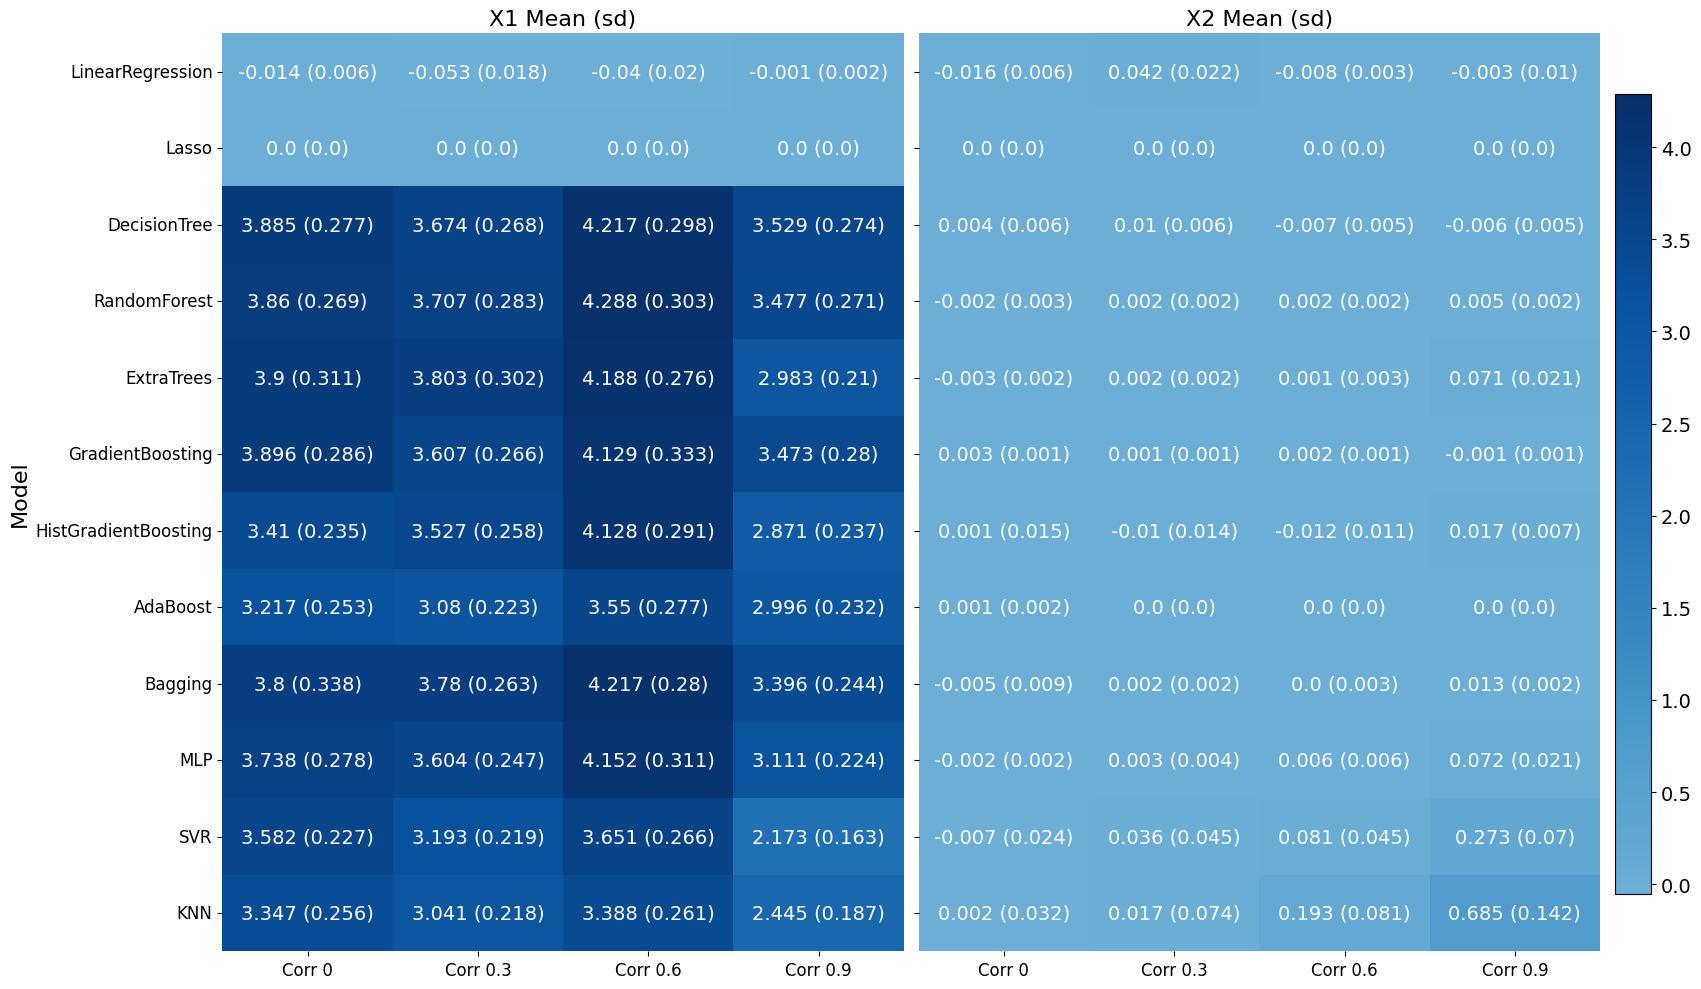
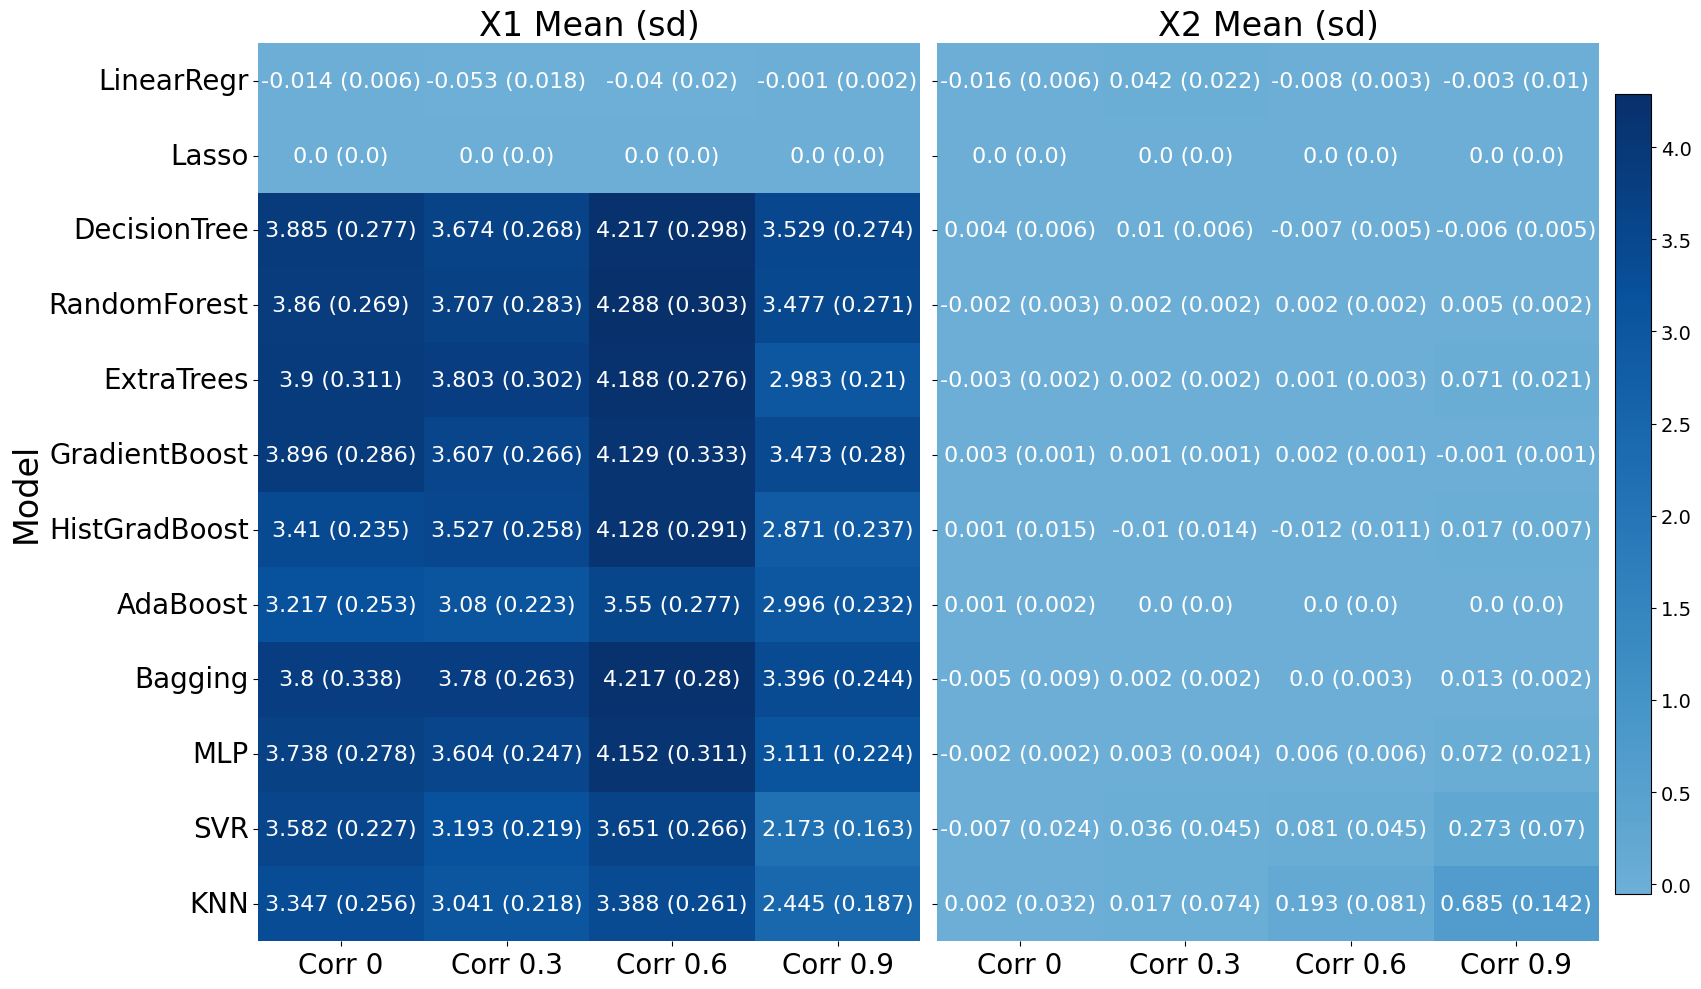
Code edit (unified diff) that turned the first committed figure into the second:
--- before
+++ after
@@ -6,6 +6,6 @@
 mean_data = {
     'Model': [
-        'LinearRegression', 'Lasso', 'DecisionTree', 'RandomForest', 'ExtraTrees', 
-        'GradientBoosting', 'HistGradientBoosting', 'AdaBoost', 'Bagging', 'MLP', 'SVR', 'KNN'
+        'LinearRegr', 'Lasso', 'DecisionTree', 'RandomForest', 'ExtraTrees', 
+        'GradientBoost', 'HistGradBoost', 'AdaBoost', 'Bagging', 'MLP', 'SVR', 'KNN'
     ],
     'x1_corr0': [-0.0141, 0.0, 3.8847, 3.8598, 3.8995, 3.8958, 3.4099, 3.2169, 3.8003, 3.7381, 3.5815, 3.3468],
@@ -22,6 +22,6 @@
 std_data = {
     'Model': [
-        'LinearRegression', 'Lasso', 'DecisionTree', 'RandomForest', 'ExtraTrees', 
-        'GradientBoosting', 'HistGradientBoosting', 'AdaBoost', 'Bagging', 'MLP', 'SVR', 'KNN'
+        'LinearRegr', 'Lasso', 'DecisionTree', 'RandomForest', 'ExtraTrees', 
+        'GradientBoost', 'HistGradBoost', 'AdaBoost', 'Bagging', 'MLP', 'SVR', 'KNN'
     ],
     'x1_corr0': [0.0059,0,0.2771,0.2694,0.3114,0.2860,0.2350,0.2530,0.3375,0.2777,0.2271,0.2558],
@@ -61,19 +61,19 @@
 hm1 = sns.heatmap(
     x1_mean, annot=x1_annot, fmt='', cmap='Blues', center=0,
-    vmin=vmin, vmax=vmax, ax=axes[0], cbar=False, annot_kws={"size":14}
+    vmin=vmin, vmax=vmax, ax=axes[0], cbar=False, annot_kws={"size":16}
 )
-axes[0].set_title("X1 Mean (sd)", fontsize=16)
-axes[0].set_ylabel("Model", fontsize=16)
-axes[0].tick_params(axis="x", labelsize=12)
-axes[0].tick_params(axis="y", labelsize=12)
+axes[0].set_title("X1 Mean (sd)", fontsize=24)
+axes[0].set_ylabel("Model", fontsize=24)
+axes[0].tick_params(axis="x", labelsize=20)
+axes[0].tick_params(axis="y", labelsize=20)
 
 hm2 = sns.heatmap(
     x2_mean, annot=x2_annot, fmt='', cmap='Blues', center=0,
-    vmin=vmin, vmax=vmax, ax=axes[1], cbar=False, annot_kws={"size":14}
+    vmin=vmin, vmax=vmax, ax=axes[1], cbar=False, annot_kws={"size":16}
 )
-axes[1].set_title("X2 Mean (sd)", fontsize=16)
+axes[1].set_title("X2 Mean (sd)", fontsize=24)
 axes[1].set_ylabel("")
-axes[1].tick_params(axis="x", labelsize=12)
-axes[1].tick_params(axis="y", labelsize=12)
+axes[1].tick_params(axis="x", labelsize=20)
+axes[1].tick_params(axis="y", labelsize=20)
 
 # Add ONE shared colorbar

Commit: heatmap